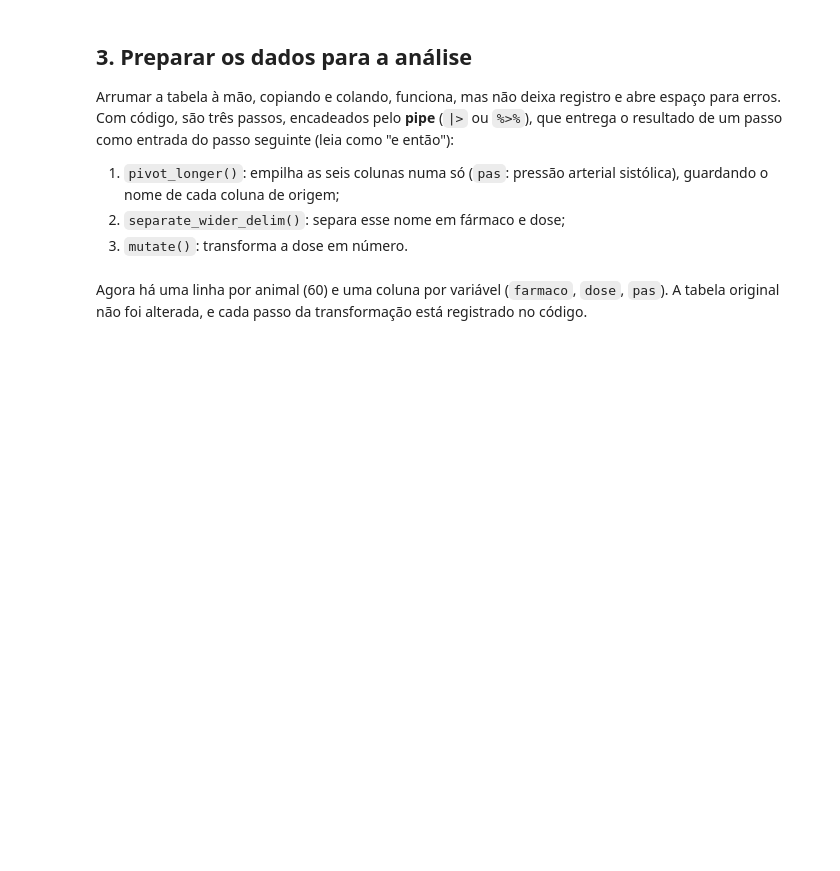
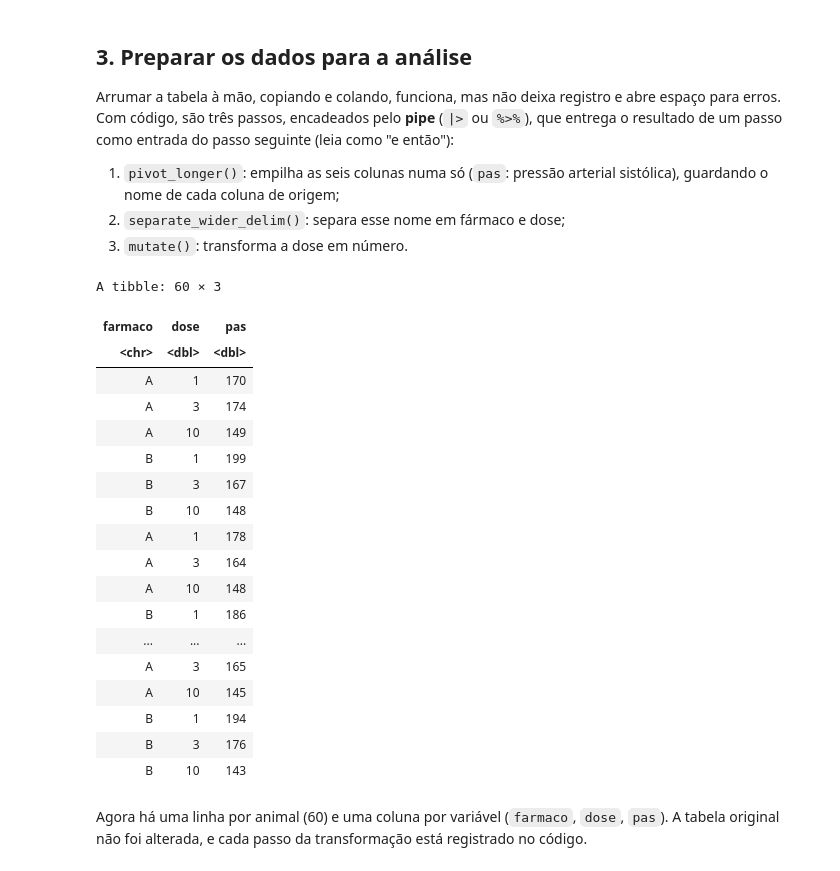
Before and after one commit to gavieira/workshop-reprodutibilidade, a Jupyter notebook: notebooks/da_planilha_ao_script_amostra.ipynb, the cells around one changed output. Saved outputs shown, nothing was run; the diff lists cells and outputs as text; code cells hidden in the pictures; blank space fills up the shorter version.

```diff
--- a/notebooks/da_planilha_ao_script_amostra.ipynb
+++ b/notebooks/da_planilha_ao_script_amostra.ipynb
@@ -68,7 +90,27 @@ pressao <- largo |>
   separate_wider_delim(grupo, delim = "_", names = c("farmaco", "dose")) |>
   mutate(dose = as.numeric(dose))
 # %%
-pressao
+pressao_tidy
+# %% [output]
+A tibble: 60 × 3
+| farmaco | dose | pas |
+| <chr> | <dbl> | <dbl> |
+| A | 1 | 170 |
+| A | 3 | 174 |
+| A | 10 | 149 |
+| B | 1 | 199 |
+| B | 3 | 167 |
+| B | 10 | 148 |
+| A | 1 | 178 |
+| A | 3 | 164 |
+| A | 10 | 148 |
+| B | 1 | 186 |
+| ... | ... | ... |
+| A | 3 | 165 |
+| A | 10 | 145 |
+| B | 1 | 194 |
+| B | 3 | 176 |
+| B | 10 | 143 |
 # %% [markdown]
 Agora há uma linha por animal (60) e uma coluna por variável (`farmaco`, `dose`, `pas`). A tabela original não foi alterada, e cada passo da transformação está registrado no código.
 # %% [markdown]
```
Also changed, not shown: parts of 12 cells of this notebook.
